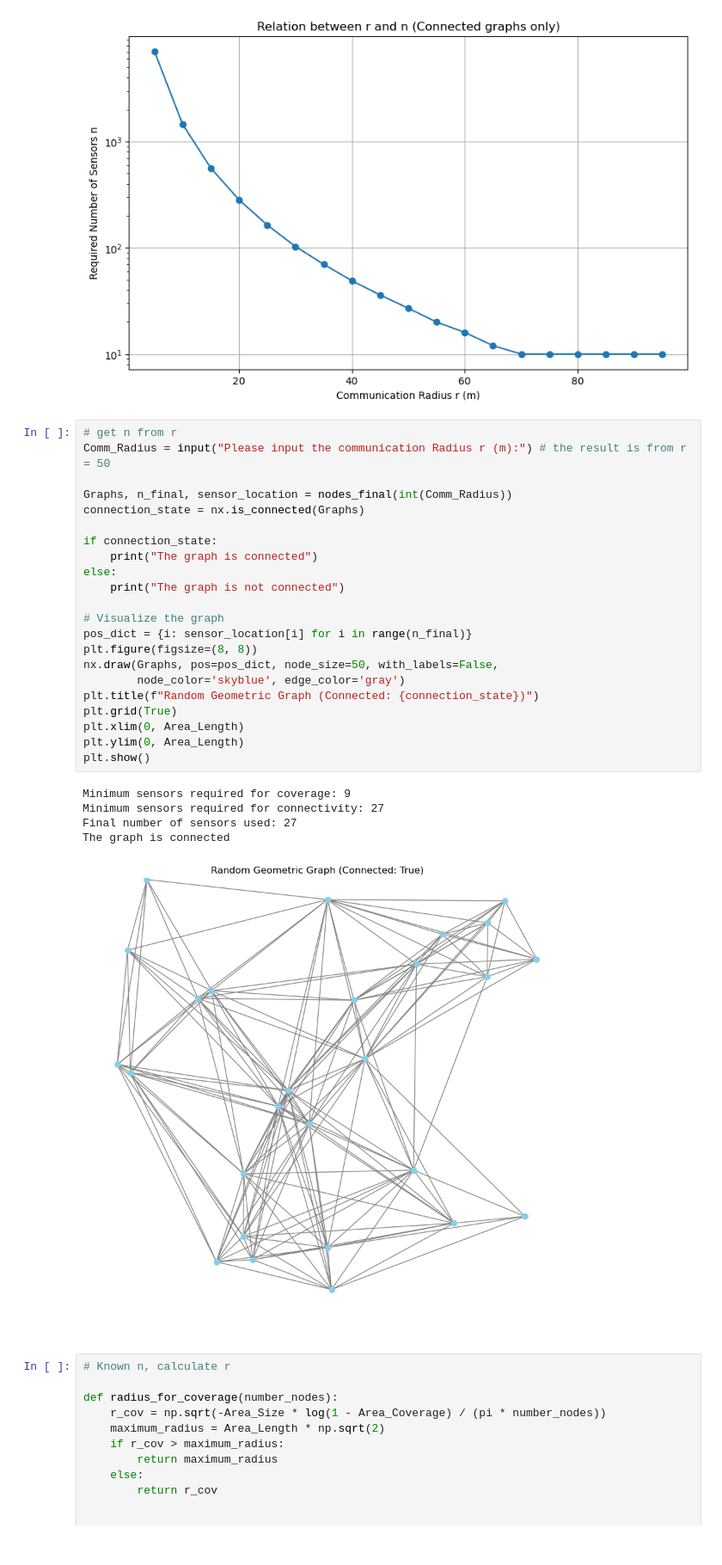
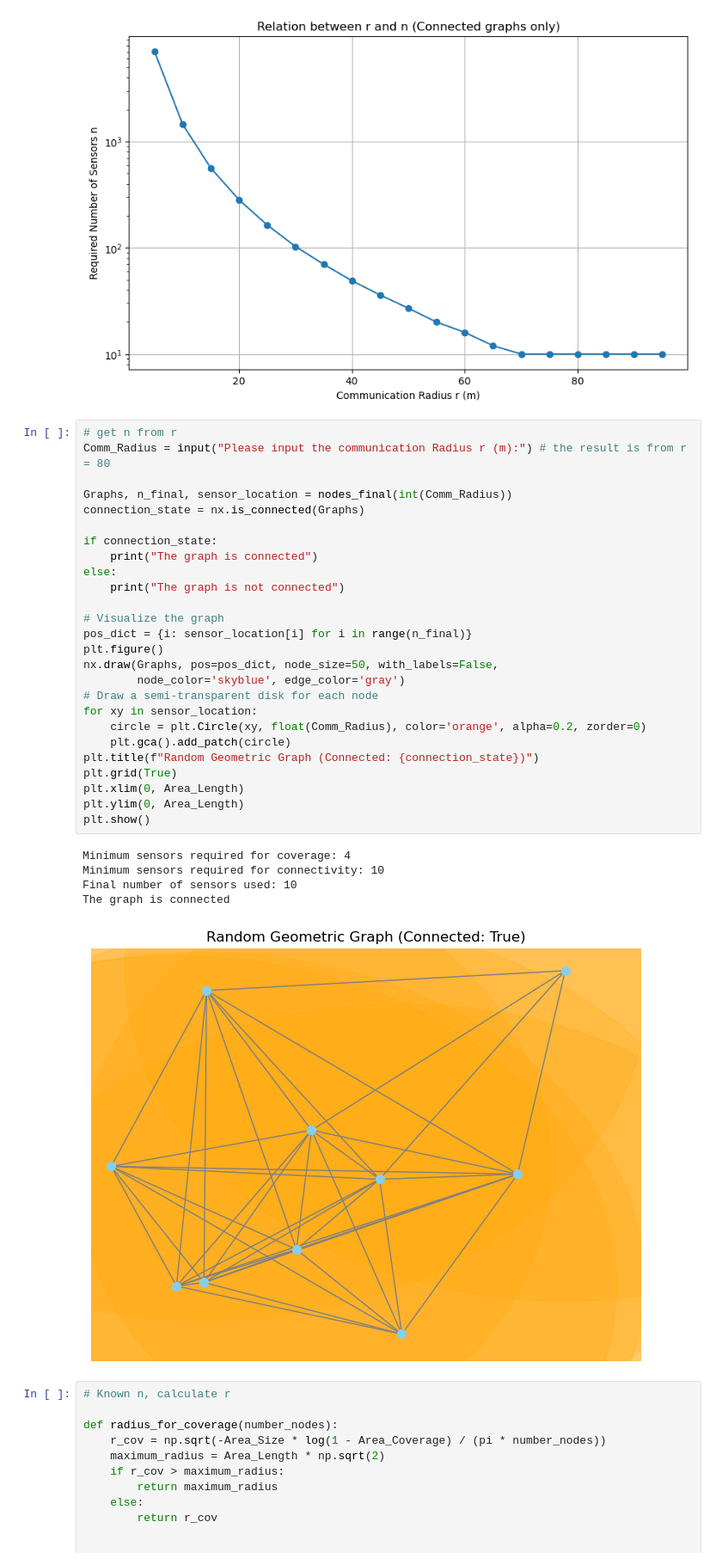
Before and after one commit to YuhanXu718/Distributed, a Jupyter notebook: Project.ipynb, the cells around one changed output. Shown at 86% size. Cells and saved outputs as stored; diff of their text form.

Commit message:
Modify the images for showing the sensors

```diff
--- a/Project.ipynb
+++ b/Project.ipynb
@@ -142,32 +142,36 @@ Disconnected graphs: 0
 [figure]
 # %%
 # get n from r
-Comm_Radius = input("Please input the communication Radius r (m):") # the result is from r = 50
+Comm_Radius = input("Please input the communication Radius r (m):") # the result is from r = 80
 
 Graphs, n_final, sensor_location = nodes_final(int(Comm_Radius))
 connection_state = nx.is_connected(Graphs)
 
 if connection_state:
     print("The graph is connected")
 else:
     print("The graph is not connected")
 
 # Visualize the graph
 pos_dict = {i: sensor_location[i] for i in range(n_final)}
-plt.figure(figsize=(8, 8))
+plt.figure()
 nx.draw(Graphs, pos=pos_dict, node_size=50, with_labels=False,
         node_color='skyblue', edge_color='gray')
+# Draw a semi-transparent disk for each node
+for xy in sensor_location:
+    circle = plt.Circle(xy, float(Comm_Radius), color='orange', alpha=0.2, zorder=0)
+    plt.gca().add_patch(circle)
 plt.title(f"Random Geometric Graph (Connected: {connection_state})")
 plt.grid(True)
 plt.xlim(0, Area_Length)
 plt.ylim(0, Area_Length)
 plt.show()
 # %% [output]
-Minimum sensors required for coverage: 9
-Minimum sensors required for connectivity: 27
-Final number of sensors used: 27
+Minimum sensors required for coverage: 4
+Minimum sensors required for connectivity: 10
+Final number of sensors used: 10
 The graph is connected
-[figure, old version]
+[figure, new version]
 # %%
 # Known n, calculate r
 
```
Also changed, not shown: parts of 1 cell of this notebook.
